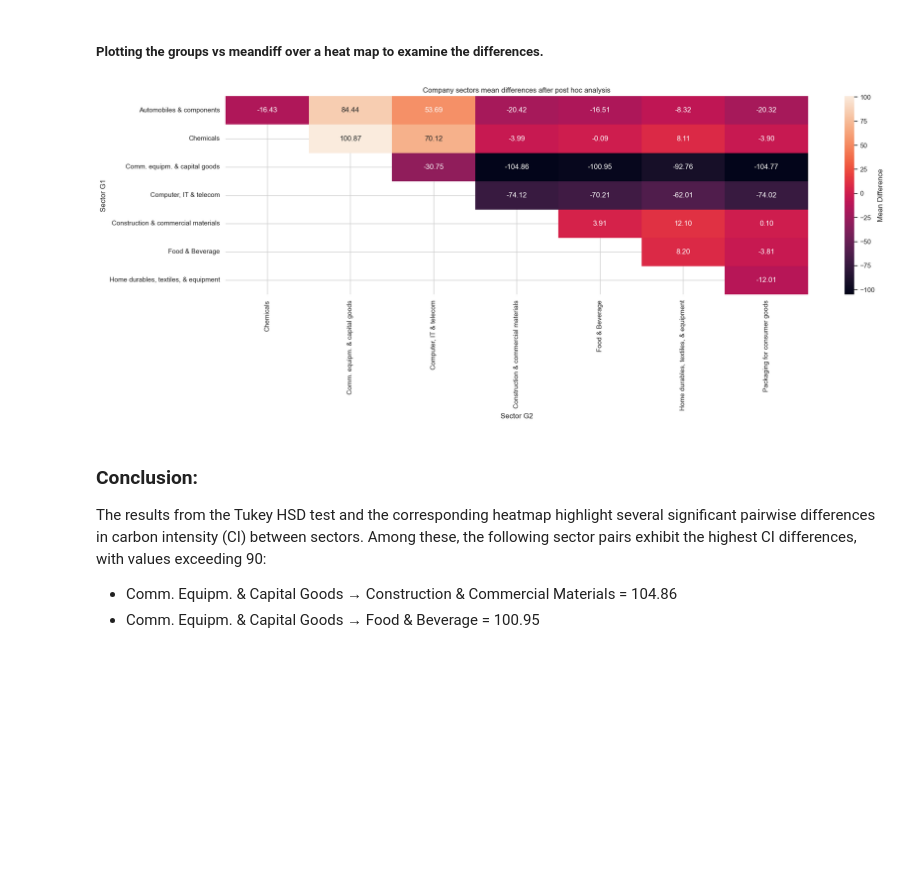
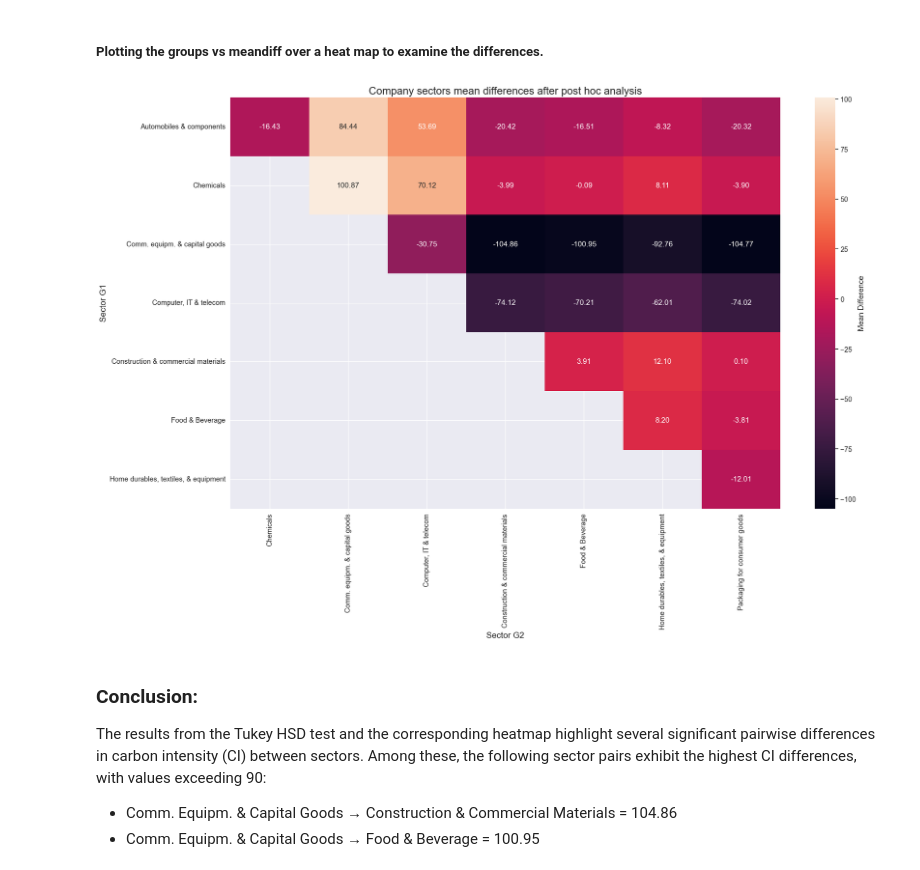
Before and after one commit to qaadiqa/ASDA, a Jupyter notebook: Carbon Catalogue/Carbon Intensity Analysis - Sectors(p1+p2).ipynb, the cells around one changed output. Saved outputs shown, nothing was run; the diff lists cells and outputs as text; code cells hidden in the pictures; blank space fills up the shorter version.

```diff
--- a/Carbon Catalogue/Carbon Intensity Analysis - Sectors(p1+p2).ipynb
+++ b/Carbon Catalogue/Carbon Intensity Analysis - Sectors(p1+p2).ipynb
@@ -364,26 +377,28 @@ array(['Construction & commercial materials',
 # %% [markdown]
 ##### Plotting the groups vs meandiff over a heat map to examine the differences.
 # %%
-# Aggregate duplicates by mean
-ci_df_sorted = ci_df_sorted.groupby(['group1', 'group2'], as_index=False).agg({'meandiff': 'mean'})
-top_200 = ci_df_sorted.nlargest(200, 'meandiff', keep='all')
-# Create a pivot table for the heatmap
-heatmap_ci_data = ci_df_sorted.pivot(index='group1', columns='group2', values='meandiff')
+# Increase font sizes for the heatmap
+plt.figure(figsize=(22, 15))
 
-plt.figure(figsize=(20, 8))
+sns.set(font_scale=1.2)  # Set overall font scale for the heatmap
 sns.heatmap(
     heatmap_ci_data,
     annot=True,
     fmt=".2f",
-    cbar_kws={'label': 'Mean Difference'}
+    cbar_kws={'label': 'Mean Difference'},
+    annot_kws={"size": 14},  # Annotation font size
 )
-plt.title('Company sectors mean differences after post hoc analysis')
-plt.xlabel('Sector G2')
-plt.ylabel('Sector G1')
+
+# Update the title and axis labels with specific font sizes
+plt.title('Company sectors mean differences after post hoc analysis', fontsize=20)
+plt.xlabel('Sector G2', fontsize=16)
+plt.ylabel('Sector G1', fontsize=16)
+
+# Improve layout
 plt.tight_layout()
 plt.show()
 # %% [output]
-[figure, old version]
+[figure, new version]
 # %% [markdown]
 ### Conclusion:
 The results from the Tukey HSD test and the corresponding heatmap highlight several significant pairwise differences in carbon intensity (CI) between sectors. Among these, the following sector pairs exhibit the highest CI differences, with values exceeding 90:
```
Also changed, not shown: parts of 2 cells of this notebook, 10 other files.
